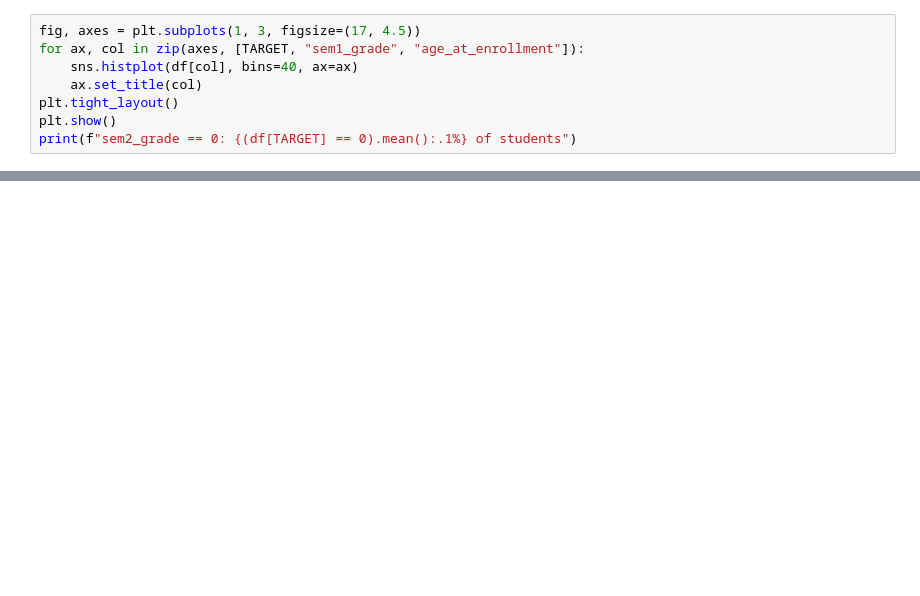
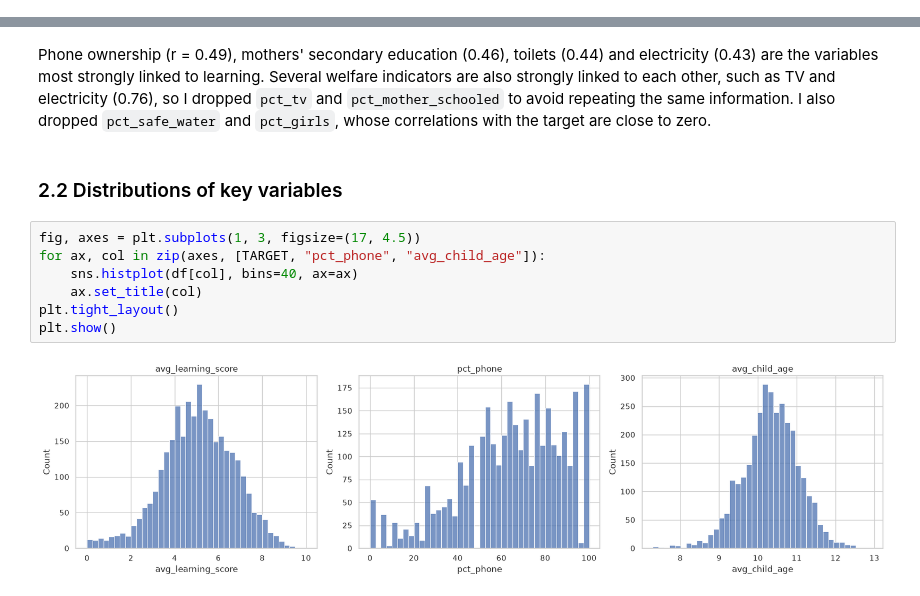
Before and after one commit to solomon-211/Linear_regression_model, a Jupyter notebook: summative/linear_regression/multivariate.ipynb, the cells around one changed output, grey strips where cells are left out. Cells and saved outputs as stored; diff of their text form; blank space fills up the shorter version.

```diff
--- a/summative/linear_regression/multivariate.ipynb
+++ b/summative/linear_regression/multivariate.ipynb
@@ -127,8 +0,0 @@ The first-semester grade (r = 0.80) and the number of first-semester units passe
-# %%
-fig, axes = plt.subplots(1, 3, figsize=(17, 4.5))
-for ax, col in zip(axes, [TARGET, "sem1_grade", "age_at_enrollment"]):
-    sns.histplot(df[col], bins=40, ax=ax)
-    ax.set_title(col)
-plt.tight_layout()
-plt.show()
-print(f"sem2_grade == 0: {(df[TARGET] == 0).mean():.1%} of students")
@@ -406,0 +131,13 @@ The function below loads the saved Pipeline and predicts the target for one row
+# %% [markdown]
+Phone ownership (r = 0.49), mothers' secondary education (0.46), toilets (0.44) and electricity (0.43) are the variables most strongly linked to learning. Several welfare indicators are also strongly linked to each other, such as TV and electricity (0.76), so I dropped `pct_tv` and `pct_mother_schooled` to avoid repeating the same information. I also dropped `pct_safe_water` and `pct_girls`, whose correlations with the target are close to zero.
+# %% [markdown]
+### 2.2 Distributions of key variables
+# %%
+fig, axes = plt.subplots(1, 3, figsize=(17, 4.5))
+for ax, col in zip(axes, [TARGET, "pct_phone", "avg_child_age"]):
+    sns.histplot(df[col], bins=40, ax=ax)
+    ax.set_title(col)
+plt.tight_layout()
+plt.show()
+# %% [output]
+[figure, added]
```
Also changed, not shown: parts of 91 cells of this notebook, 21 other files.
